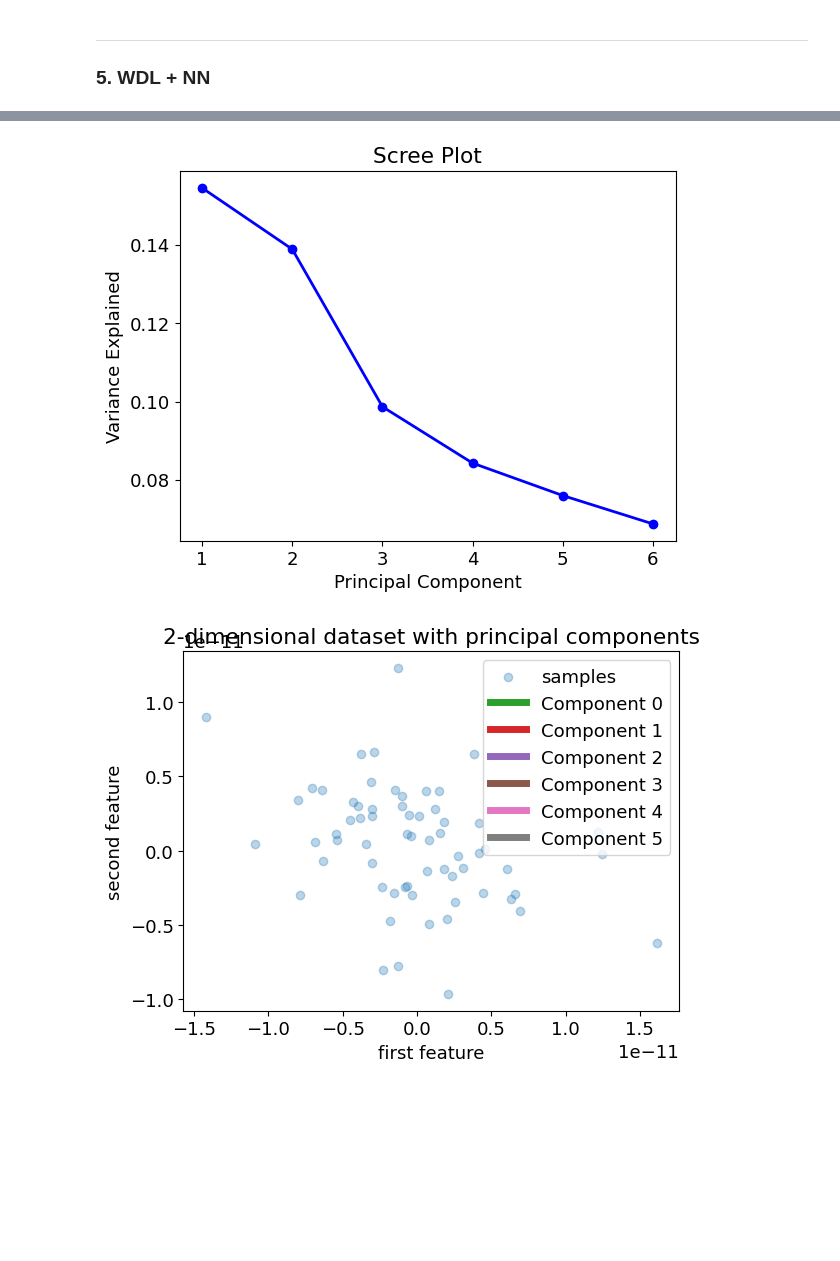
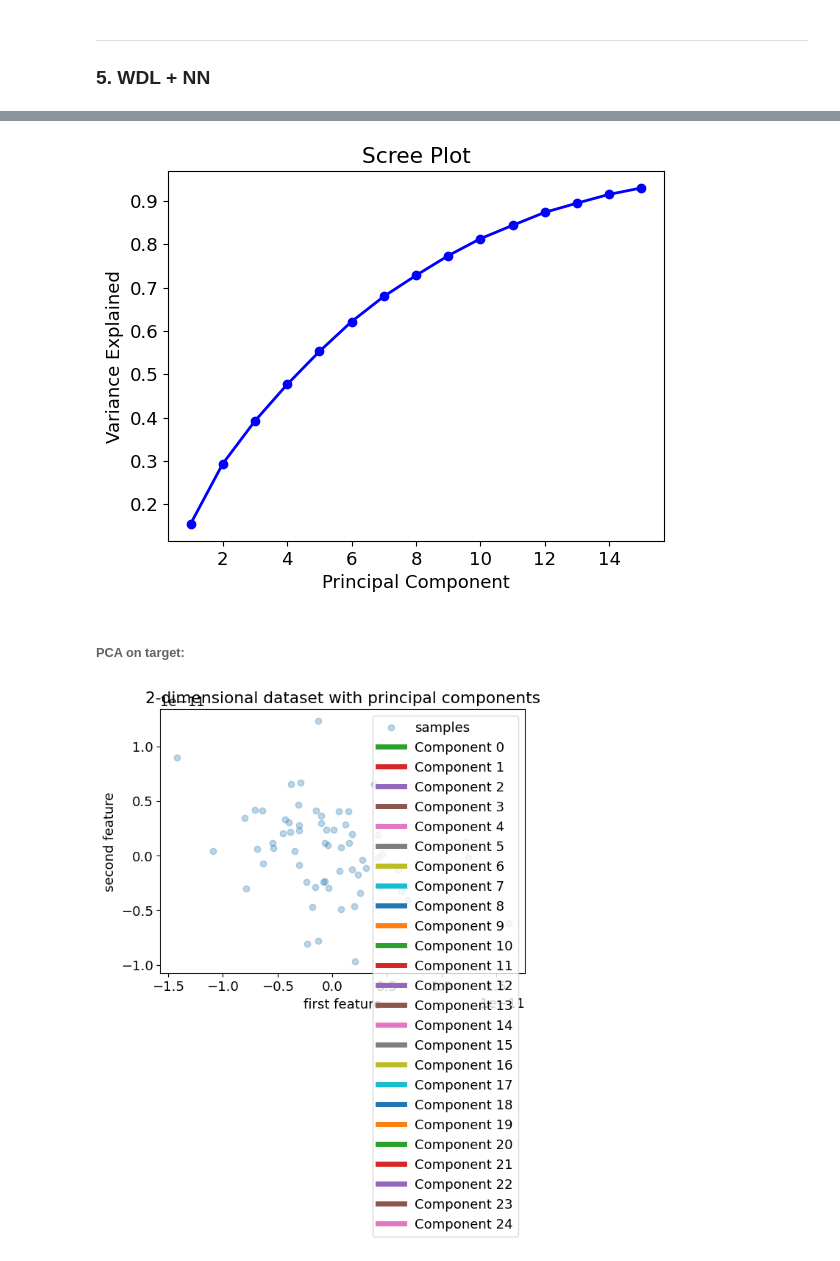
Before and after one commit to pjin1010/ResearchSGS, a Jupyter notebook: TestNBs/paramW.ipynb, the cells around one changed output, grey strips where cells are left out. Saved outputs shown, nothing was run; the diff lists cells and outputs as text; code cells hidden in the pictures; blank space fills up the shorter version.

```diff
--- a/TestNBs/paramW.ipynb
+++ b/TestNBs/paramW.ipynb
@@ -474,7 +455,7 @@ from sklearn import preprocessing
 # %%
 t_pca = 50
 q_pca = preprocessing.normalize(eddy_forcing1['q'][t_pca][0])
-pca = PCA(n_components=6).fit(q_pca)
+pca = PCA(n_components=15).fit(q_pca)
 
 plt.scatter(q_pca[:, 0], q_pca[:, 1], alpha=0.3, label="samples")
 for i, (comp, var) in enumerate(zip(pca.components_, pca.explained_variance_)):
@@ -499,6 +480,6 @@ plt.show()
 # %%
 PC_values = np.arange(pca.n_components_) + 1
-plt.plot(PC_values, pca.explained_variance_ratio_, 'o-', linewidth=2, color='blue')
+plt.plot(PC_values, pca.explained_variance_ratio_.cumsum(), 'o-', linewidth=2, color='blue')
 plt.title('Scree Plot')
 plt.xlabel('Principal Component')
 plt.ylabel('Variance Explained')
@@ -506,30 +487,32 @@ plt.show()
 
 # plot cumsum -- let total var -> 98-99
 # %% [output]
-[figure, old version]
+[figure, new version]
+# %% [markdown]
+###### PCA on target:
 # %%
 qtar_pca = preprocessing.normalize(eddy_forcing1['q_forcing_total'][t_pca][0])
-pcatar = PCA(n_components=6).fit(qtar_pca)
+pcatar = PCA(n_components=25).fit(qtar_pca)
 
 plt.scatter(qtar_pca[:, 0], qtar_pca[:, 1], alpha=0.3, label="samples")
 for i, (comp, var) in enumerate(zip(pcatar.components_, pcatar.explained_variance_)):
     comp = comp * var  # scale component by its variance explanation power
     plt.plot(
         [0, comp[0]],
         [0, comp[1]],
         label=f"Component {i}",
         linewidth=5,
         color=f"C{i + 2}",
     )
 plt.gca().set(
     aspect="equal",
     title="2-dimensional dataset with principal components",
     xlabel="first feature",
     ylabel="second feature",
 )
 plt.legend()
 plt.show()
 # %% [output]
-[figure, old version]
+[figure, new version]
 # %%
 PCtar_values = np.arange(pcatar.n_components_) + 1
```
Also changed, not shown: parts of 7 cells of this notebook, 1 other file.
